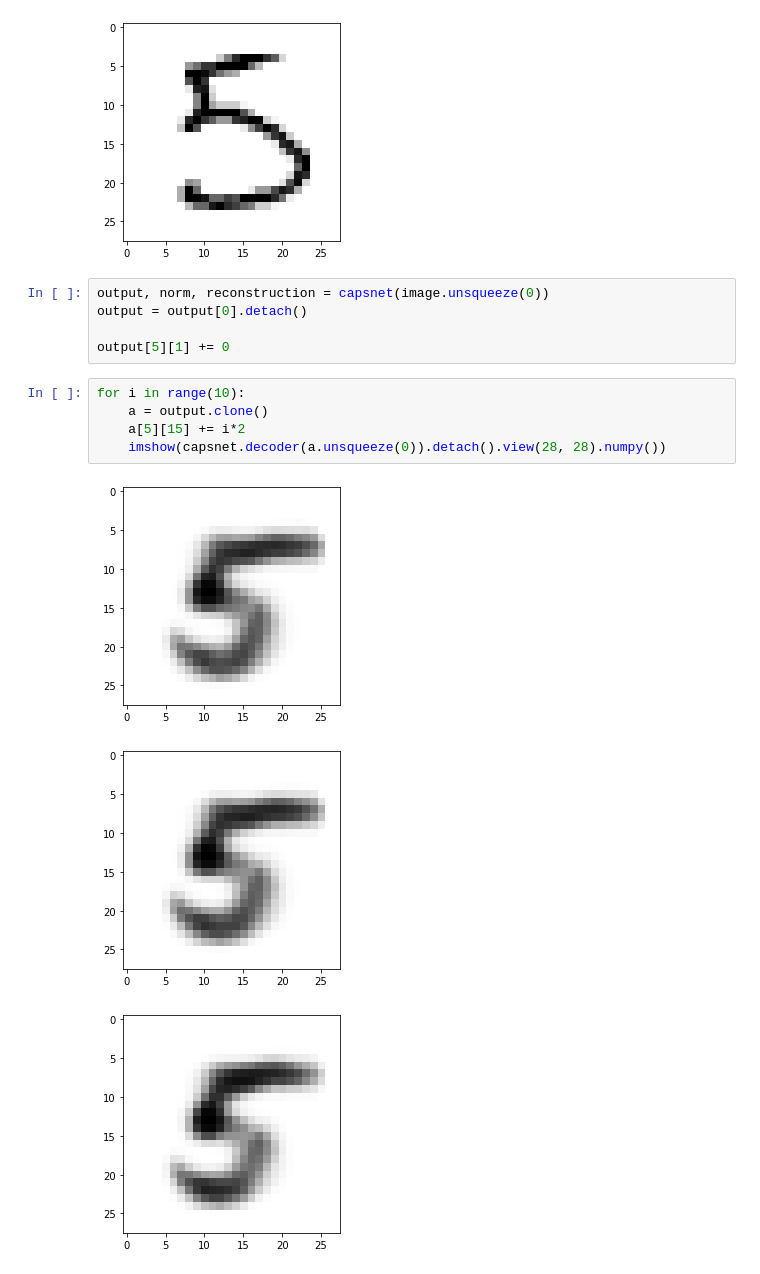
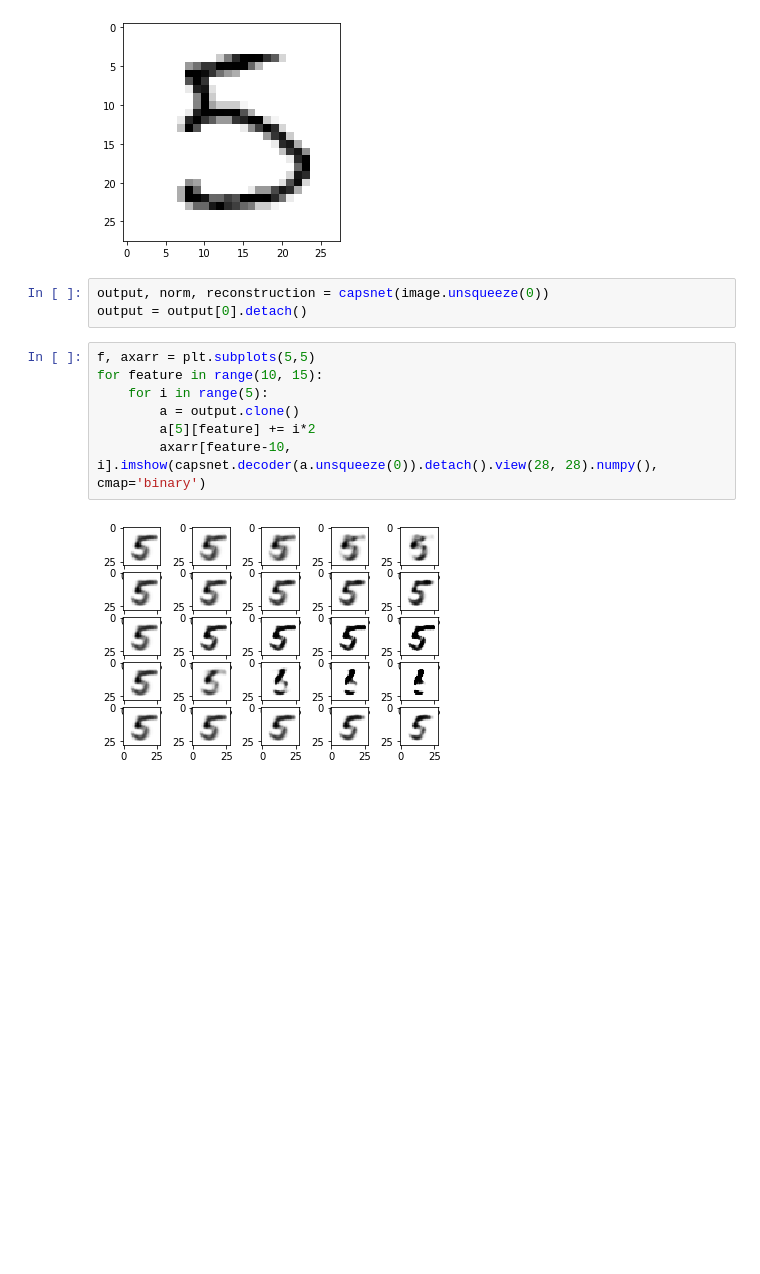
Before and after one commit to VIVelev/capsnets, a Jupyter notebook: playground.ipynb, the cells around one changed output. Drawn from its saved outputs; the diff is of its cells as text; blank space fills up the shorter version.

```diff
--- a/playground.ipynb
+++ b/playground.ipynb
@@ -41,14 +41,12 @@ imshow(image)
 # %%
 output, norm, reconstruction = capsnet(image.unsqueeze(0))
 output = output[0].detach()
-
-output[5][1] += 0
 # %%
-for i in range(10):
-    a = output.clone()
-    a[5][15] += i*2
-    imshow(capsnet.decoder(a.unsqueeze(0)).detach().view(28, 28).numpy())
+f, axarr = plt.subplots(5,5)
+for feature in range(10, 15):
+    for i in range(5):
+        a = output.clone()
+        a[5][feature] += i*2
+        axarr[feature-10, i].imshow(capsnet.decoder(a.unsqueeze(0)).detach().view(28, 28).numpy(), cmap='binary')
 # %% [output]
-[figure, old version]
+[figure, new version]
-[figure, removed]
-[figure, removed]
```
Also changed, not shown: parts of 6 cells of this notebook, 1 other file.
